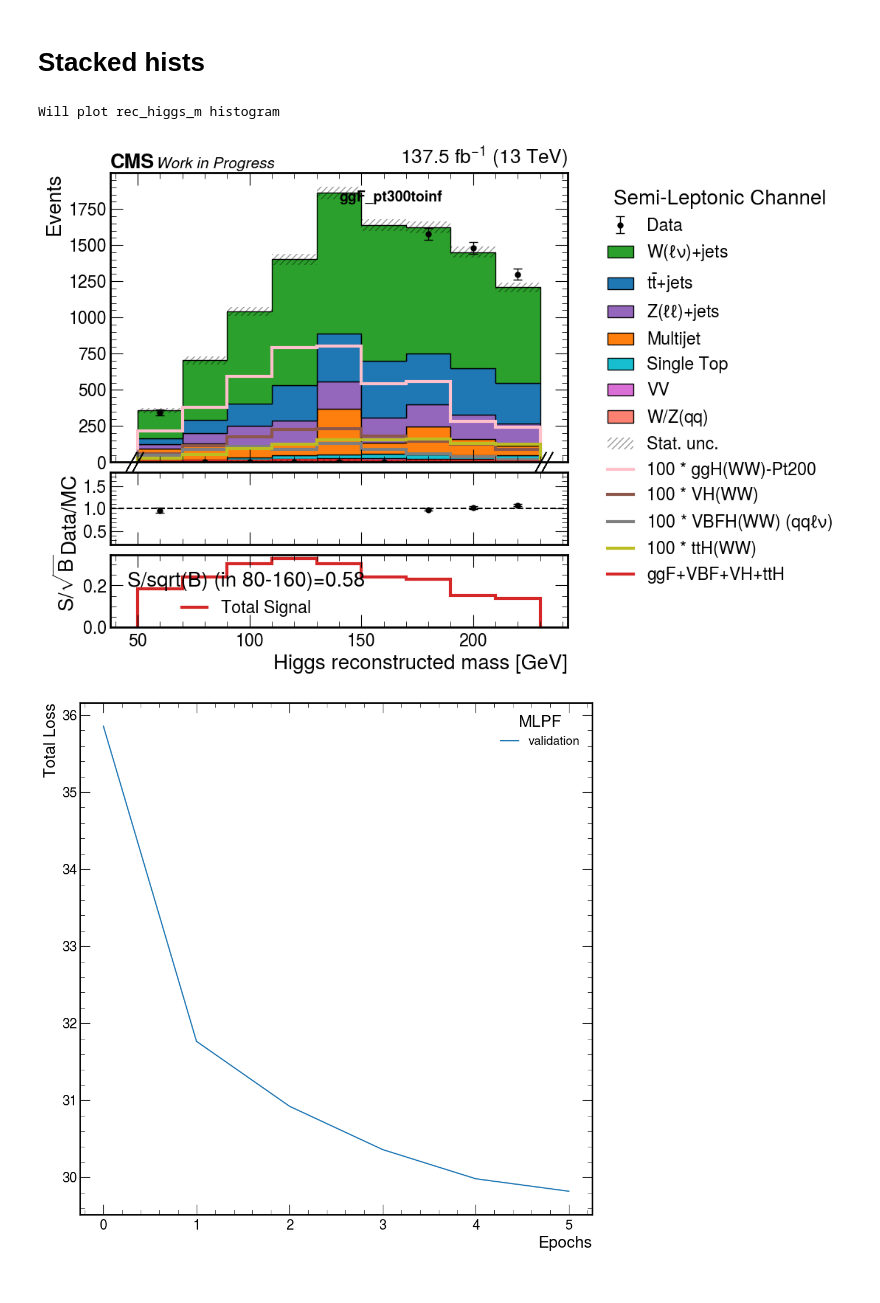
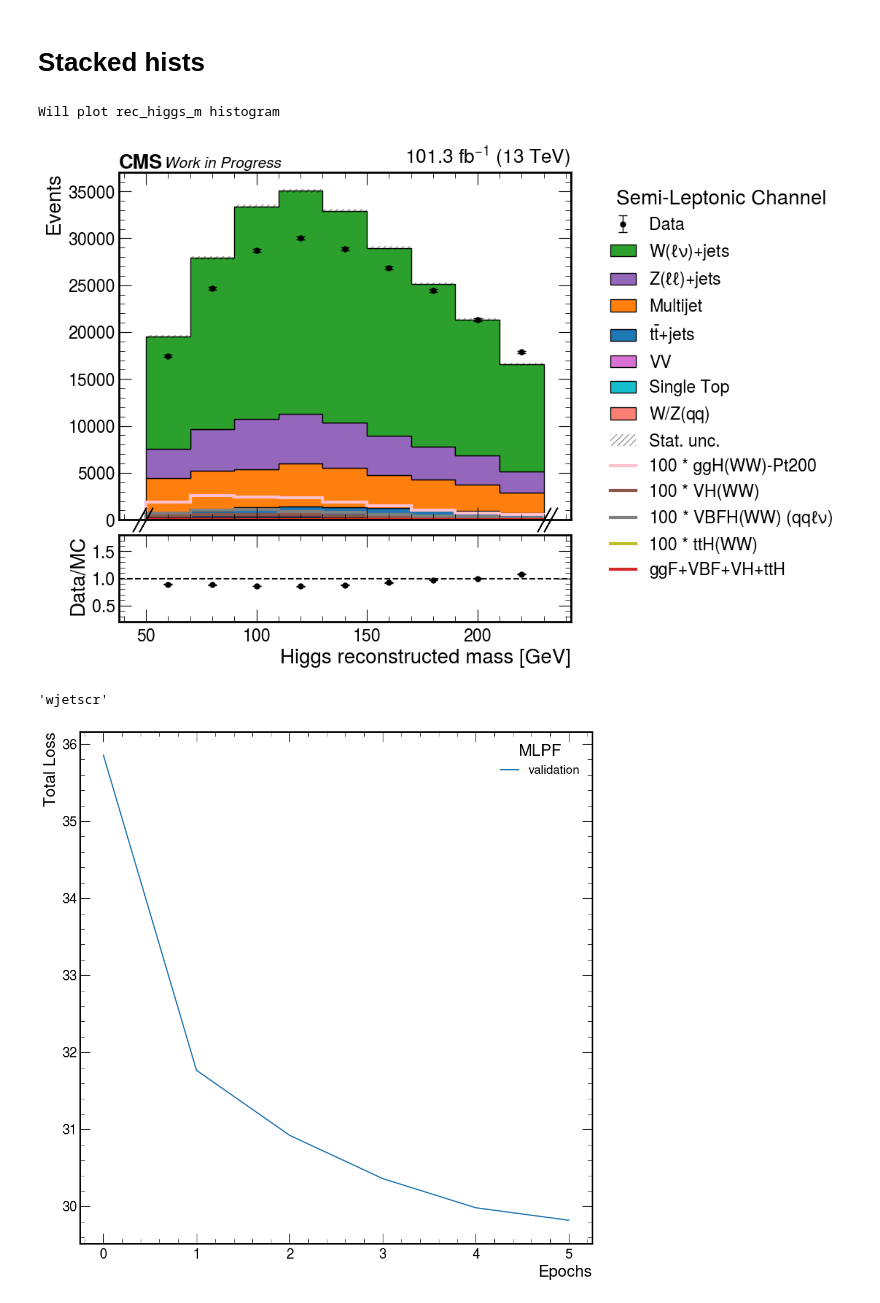
Before and after one commit to quinnanm/boostedhiggs, a Jupyter notebook: binder/hists_plots.ipynb, the cells around one changed output. Cells and saved outputs as stored; diff of their text form; code cells hidden in the pictures.

```diff
--- a/binder/hists_plots.ipynb
+++ b/binder/hists_plots.ipynb
@@ -639,8 +639,8 @@ tagger = "fj_ParT_score_finetuned"
 
 presel = {
 #     "High purity signal region": f"({tagger}>0.97)",
-    "Medium purity signal region": f"({tagger}<0.97) & ({tagger}>0.85)",
-#     "WJets control region": f"({tagger}<0.85) & ({tagger}>0.20) & (n_bjets_L==0)",
+#     "Medium purity signal region": f"({tagger}<0.97) & ({tagger}>0.85)",
+    "WJets control region": f"({tagger}<0.85) & ({tagger}>0.20) & (n_bjets_L==0)",
 
 #     "Top control region": f"({tagger}<0.20) & (n_bjets_T>0)",
 #     "QCD control region": f"({tagger}<0.20) & (n_bjets_T==0)",
@@ -652,15 +652,14 @@ presel = {
 categories_sel = {
 #     "VBF_pt200toinf": "( (mjj>1000) & (deta>3.5) )",
 #     "ggF_pt200to300": "( (mjj<1000) & (deta<3.5) & (fj_pt<300) )",
-    "ggF_pt300toinf": "( (mjj<1000) & (deta<3.5) & (fj_pt>300) )",
+#     "ggF_pt300toinf": "( (mjj<1000) & (deta<3.5) & (fj_pt>300) )",
 
 }
 
 
 channels = ["ele", "mu"]
-years = ["2018", "2017", "2016", "2016APV"]
+years = ["2018", "2017"]#, "2016", "2016APV"]
 
-region = "signal_region"
 
 # fill histograms
 hists = {}
@@ -685,14 +684,15 @@ for var in vars_to_plot:
                     if "High" in k:
                         if sample == "QCD":
                             df = df[df["event_weight"]<140]
-#                     if "Medium" in k:
-#                         if sample == "QCD":
-#                             df = df[df["event_weight"]<200]
+                    if "Medium" in k:
+                        if sample == "QCD":
+                            df = df[df["event_weight"]<200]
 
+#                     df = df[df["event_weight"]<200]
                     df = df.query(v)
 
-                for category, category_sel in categories_sel.items():
-                    df = df.query(category_sel)
+#                 for category, category_sel in categories_sel.items():
+#                     df = df.query(category_sel)
 
                 hists[var].fill(
                     samples=sample,
@@ -702,20 +702,24 @@ for var in vars_to_plot:
 # %%
 plt.rcParams.update({"font.size": 20})
 from utils import plot_hists
 plot_hists(years, channels, hists, vars_to_plot,
             add_data=True,
             logy=False,
-            add_soverb=True,
+            add_soverb=False,
             only_sig=False,
             mult=100,
             outpath="/Users/fmokhtar/Desktop/farakikopku3/",
-            text_=category,
-            blind_region=[80,160],
-           save_as=f"medium_{category}"
+#             text_=category,
+#             blind_region=[80,160],
+#            save_as=f"medium_{category}"
           )
 # %% [output]
 Will plot rec_higgs_m histogram
-[figure, old version]
+[figure, new version]
+# %%
+"wjets_cr".replace("_", "")
+# %% [output]
+'wjetscr'
 # %%
 
 
```
Also changed, not shown: parts of 2 cells of this notebook, 3 other files.
